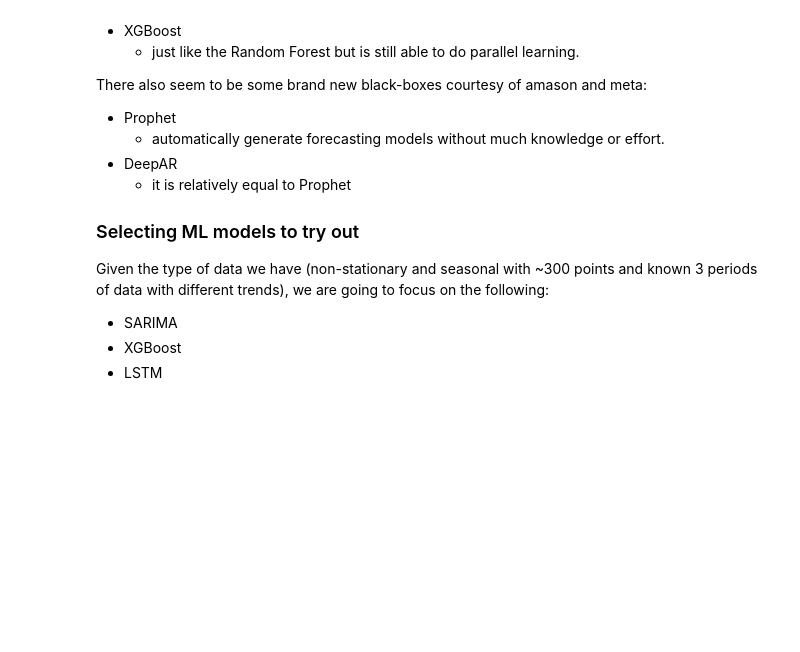
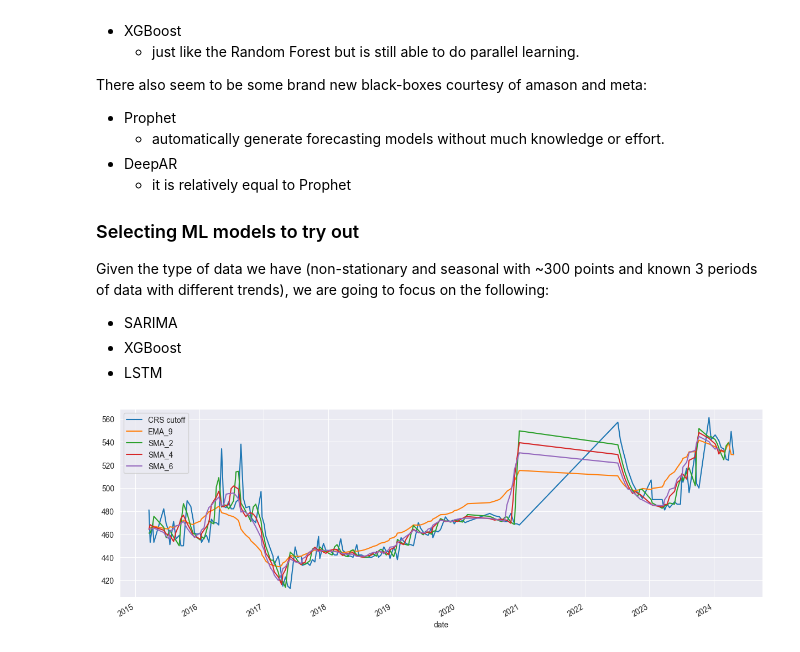
Before and after one commit to anicolas91/CRScanada_MLOps, a Jupyter notebook: CRScanada_modelDevelopment.ipynb, the cells around one changed output. Cells and saved outputs as stored; diff of their text form; code cells hidden in the pictures; blank space fills up the shorter version.

```diff
--- a/CRScanada_modelDevelopment.ipynb
+++ b/CRScanada_modelDevelopment.ipynb
@@ -83,6 +83,8 @@ df = df.rename(columns=columns)
 # %%
 df['Month'] = df['date'].dt.month
 df['Year'] = df['date'].dt.year
+df['dayofweek'] = df['date'].dt.dayofweek
+df['quarter'] = df['date'].dt.quarter
 # %%
 df.info()
 # %% [output]
@@ -351,3 +355,16 @@ Given the type of data we have (non-stationary and seasonal with ~300 points and
 - SARIMA
 - XGBoost
 - LSTM
+# %%
+# create moving averages (Exponential moving averages EMA and Simple moving averages)
+df['EMA_9' ] = df['CRS cutoff'].ewm(9).mean().shift()
+df['SMA_2' ] = df['CRS cutoff'].rolling(2).mean().shift()
+df['SMA_4'] = df['CRS cutoff'].rolling(4).mean().shift()
+df['SMA_6'] = df['CRS cutoff'].rolling(6).mean().shift()
+#df['SMA_12'] = df['CRS cutoff'].rolling(30).mean().shift()
+# %%
+df['EMA_9' ]=df['EMA_9' ].interpolate(method='linear',fill_value='extrapolate',limit_direction='both')
+# %%
+_ = df[['date','CRS cutoff','EMA_9','SMA_2','SMA_4','SMA_6']].plot(x='date',figsize=(15, 5))
+# %% [output]
+[figure, added]
```
Also changed, not shown: parts of 13 cells of this notebook.
